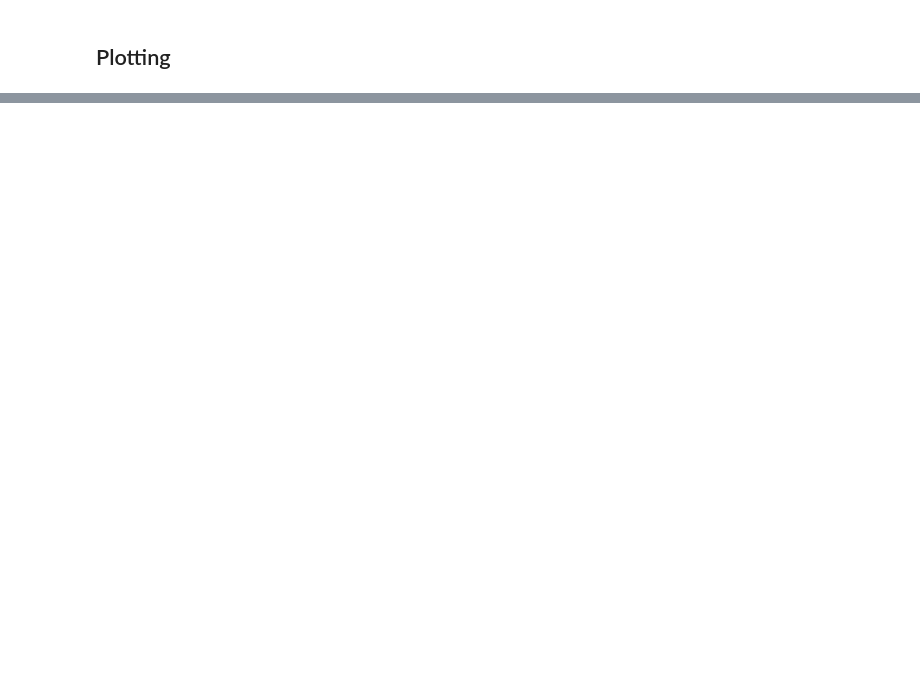
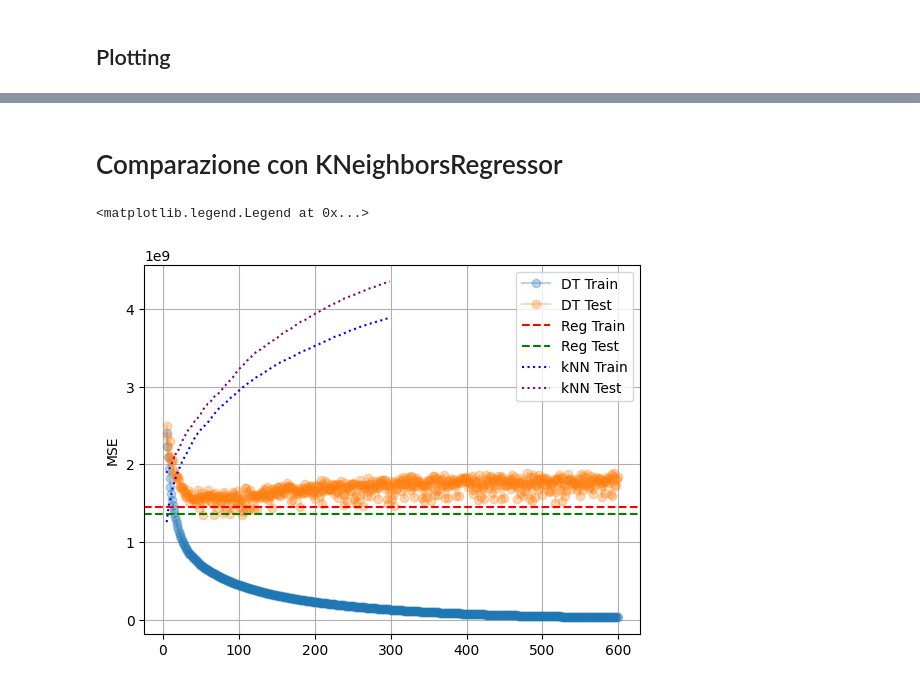
Before and after one commit to davide-tonetto-884585/House-Sale-Price-Prediction, a Jupyter notebook: script.ipynb, the cells around one changed output, grey strips where cells are left out. Saved outputs shown, nothing was run; the diff lists cells and outputs as text; code cells hidden in the pictures; blank space fills up the shorter version.

```diff
--- a/script.ipynb
+++ b/script.ipynb
@@ -108,0 +179,35 @@ plt.show()
+# %% [markdown]
+# Comparazione con KNeighborsRegressor
+# %%
+from sklearn.neighbors import KNeighborsRegressor
+
+errors_knn = []
+for k in range(5, 300):
+    kNN = KNeighborsRegressor(n_neighbors=k)
+    kNN.fit(X_train, y_train)
+
+    knn_train_err = mean_squared_error(
+        y_true=y_train, y_pred=kNN.predict(X_train))
+    knn_test_err = mean_squared_error(
+        y_true=y_test,  y_pred=kNN.predict(X_test))
+
+    errors_knn += [ [k, knn_train_err, knn_test_err] ]
+
+errors_knn = np.array(errors_knn)
+
+fig, ax = plt.subplots()
+ax.plot(errors[:, 0], errors[:, 1], "o-", label="DT Train", alpha=0.3)
+ax.plot(errors[:, 0], errors[:, 2], "o-", label="DT Test", alpha=0.3)
+
+ax.axhline(y=reg_train_err, c='red', ls="--", label="Reg Train")
+ax.axhline(y=reg_test_err, c='green', ls="--", label="Reg Test")
+
+ax.plot(errors_knn[:, 0], errors_knn[:, 1], c='blue', ls="dotted", label="kNN Train")
+ax.plot(errors_knn[:, 0], errors_knn[:, 2], c='purple', ls="dotted", label="kNN Test")
+
+ax.set_ylabel("MSE")
+ax.grid()
+ax.legend()
+# %% [output]
+<matplotlib.legend.Legend at 0x...>
+[figure, added]
```
Also changed, not shown: parts of 6 cells of this notebook.
